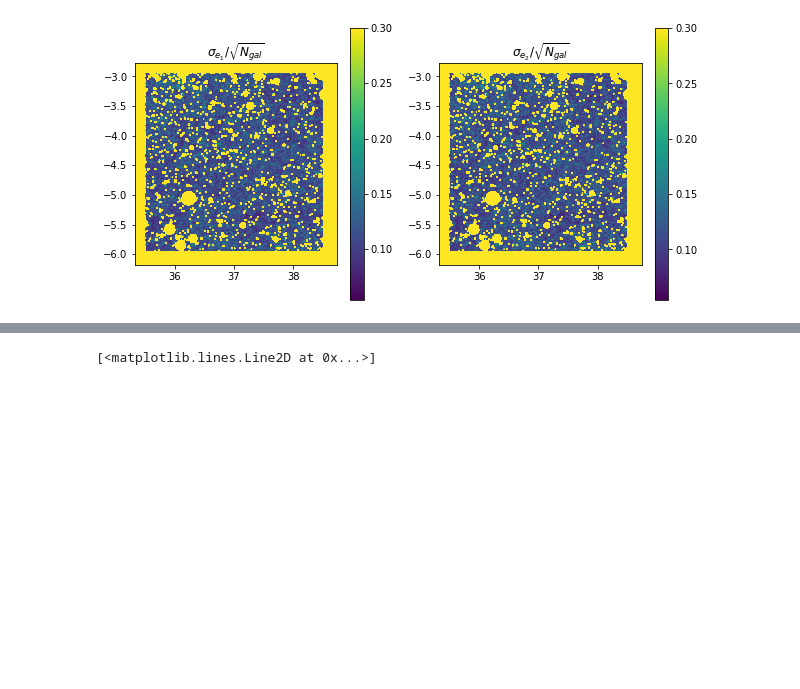
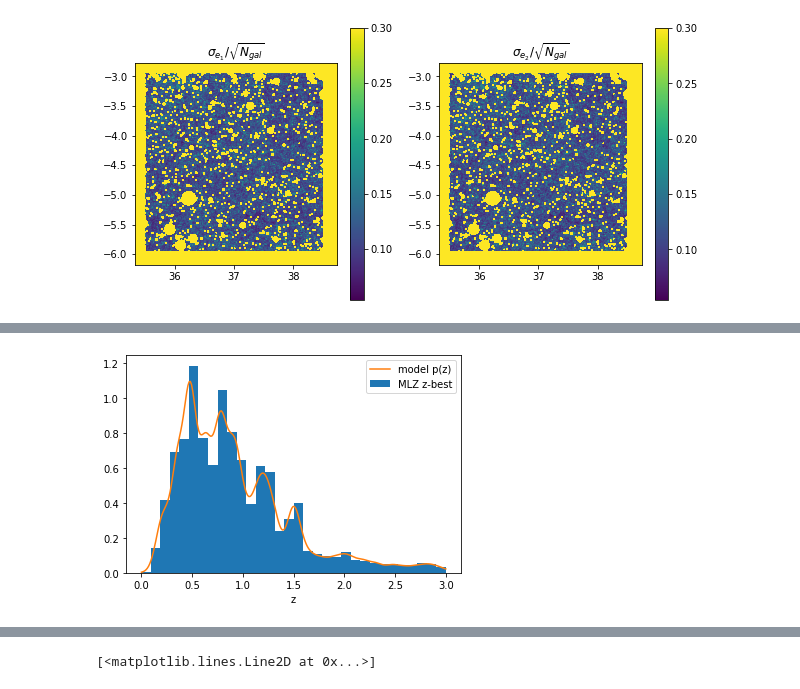
Before and after one commit to EiffL/Quarks2CosmosDataChallenge, a Jupyter notebook: notebooks/Lensing-challenge.ipynb, the cells around one changed output, grey strips where cells are left out. Drawn from its saved outputs; the diff is of its cells as text; code cells hidden in the pictures; blank space fills up the shorter version.

```diff
--- a/notebooks/Lensing-challenge.ipynb
+++ b/notebooks/Lensing-challenge.ipynb
@@ -267,0 +318,14 @@ Get the maximum-a-posteriori (MAP), assuming a Gaussian prior that is characteri
+# %%
+import jax_cosmo as jc
+
+# Create model of the redshift distribution
+pz = jc.redshift.kde_nz(jnp.array(cat['photoz_best'][:10000].astype('float32')),
+                        jnp.ones(10000), bw=0.05)
+z = jnp.linspace(0,3,256)
+
+hist(cat['photoz_best'], 32,range=[0,3],density=True, label='MLZ z-best');
+plot(z, pz(z), label='model p(z)');
+xlabel('z');
+legend();
+# %% [output]
+[figure, added]
```
Also changed, not shown: parts of 46 cells of this notebook, 4 other files.
